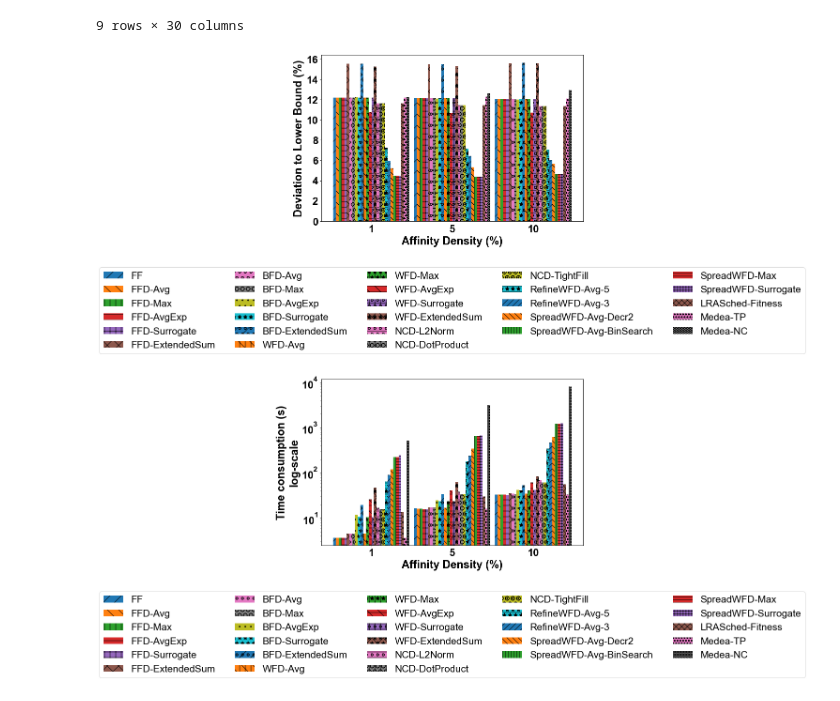
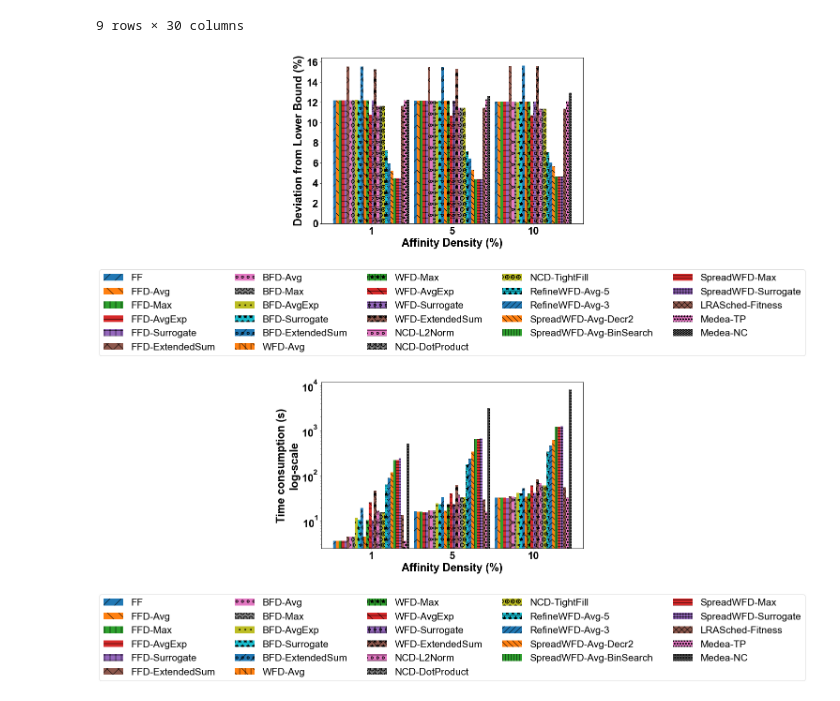
Before and after one commit to DSSGroup-Leeds/LRA-binpacking-expe, a Jupyter notebook: data/analysis_scripts/exp_result_analysis-icdcs22pagefit.ipynb, the cells around one changed output. Drawn from its saved outputs; the diff is of its cells as text; code cells hidden in the pictures.

```diff
--- a/data/analysis_scripts/exp_result_analysis-icdcs22pagefit.ipynb
+++ b/data/analysis_scripts/exp_result_analysis-icdcs22pagefit.ipynb
@@ -174,11 +174,11 @@ twodim_eps
 # %%
 for c in classes:
     legend_args={'width':10, 'height':6.5,'loc':'upper center', 'anchor_x':0.5, 'anchor_y':-0.25, 'ncol':5, 'fontsize':FONT_SIZE, 'enabled':True}
-    fig = plot_barchart(twodim_eps, c, df_2d_column_names, "Affinity Density (%)", 'Deviation to Lower Bound (%)', legend_args)
+    fig = plot_barchart(twodim_eps, c, df_2d_column_names, "Affinity Density (%)", 'Deviation from Lower Bound (%)', legend_args)
     #filename = f"{proj_path}/plots/density2D_result_{c}.pdf"
     #fig.savefig(filename)
 # %% [output]
-[figure, old version]
+[figure, new version]
 # %%
 for c in classes:
     legend_args={'width':10, 'height':6.5,'loc':'upper center', 'anchor_x':0.5, 'anchor_y':-0.25, 'ncol':5, 'fontsize':FONT_SIZE, 'enabled':True}
```
Also changed, not shown: parts of 4 cells of this notebook.
